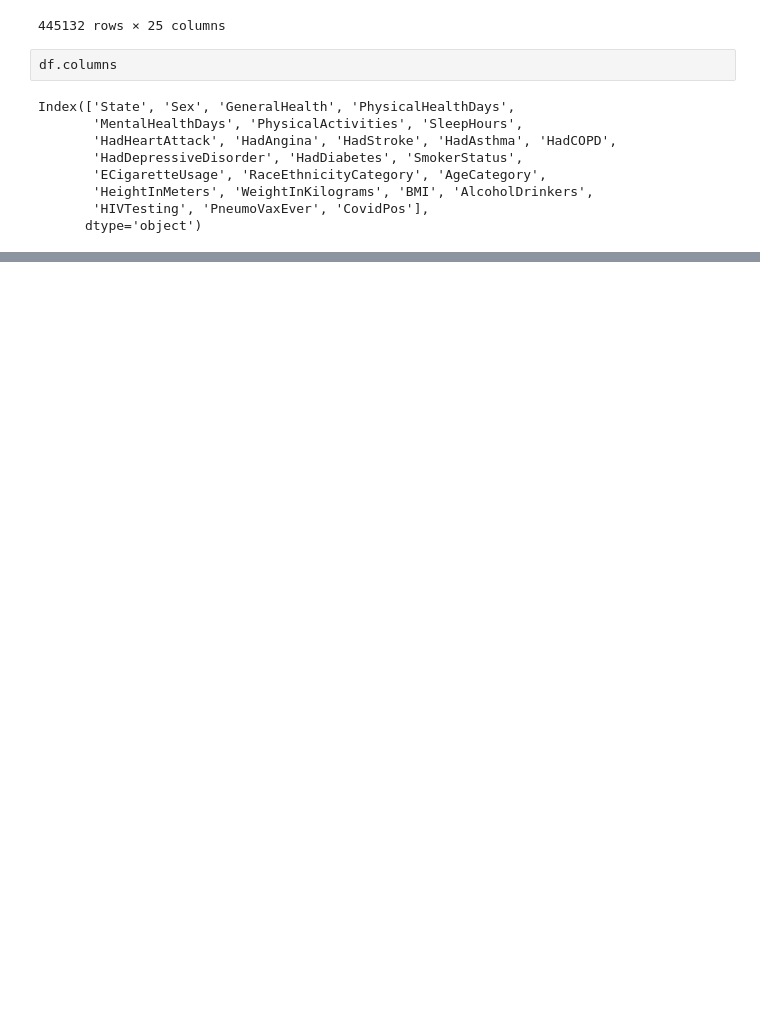
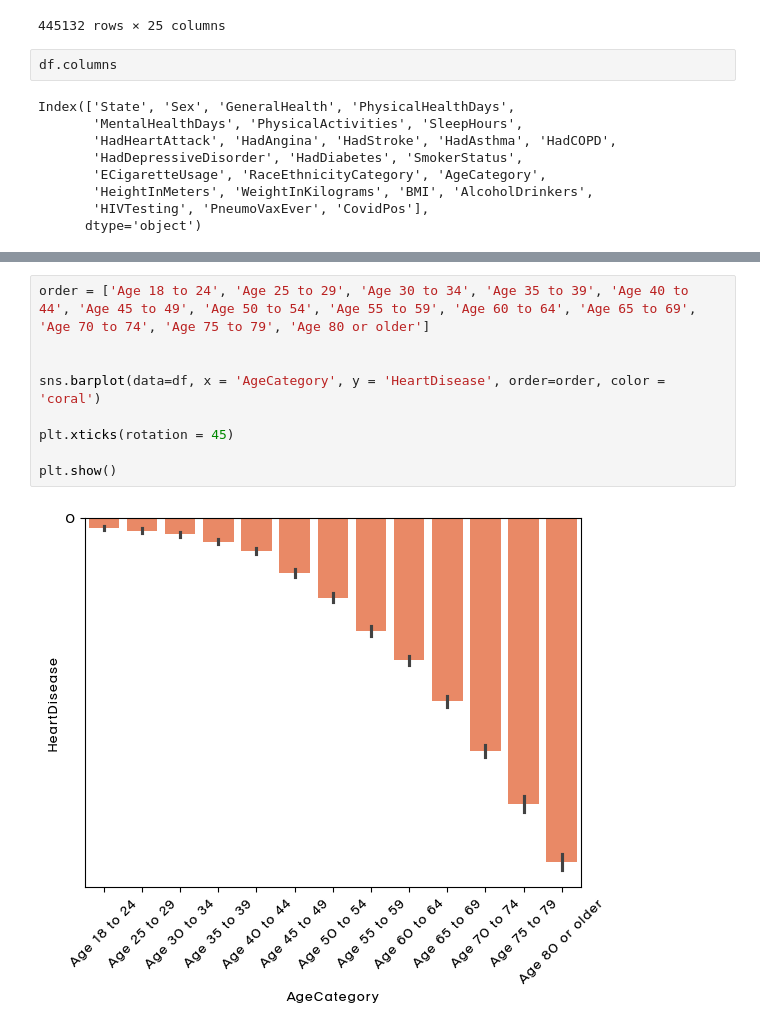
Before and after one commit to Team-3man/disease_analysis, a Jupyter notebook: lks.ipynb, the cells around one changed output, grey strips where cells are left out. Drawn from its saved outputs; the diff is of its cells as text; blank space fills up the shorter version.

```diff
--- a/lks.ipynb
+++ b/lks.ipynb
@@ -62,0 +96,11 @@ Name: CovidPos, Length: 289296, dtype: object
+# %%
+order = ['Age 18 to 24', 'Age 25 to 29', 'Age 30 to 34', 'Age 35 to 39', 'Age 40 to 44', 'Age 45 to 49', 'Age 50 to 54', 'Age 55 to 59', 'Age 60 to 64', 'Age 65 to 69', 'Age 70 to 74', 'Age 75 to 79', 'Age 80 or older']
+
+
+sns.barplot(data=df, x = 'AgeCategory', y = 'HeartDisease', order=order, color = 'coral')
+
+plt.xticks(rotation = 45)
+
+plt.show()
+# %% [output]
+[figure, added]
```
Also changed, not shown: parts of 11 cells of this notebook, 1 other file.
